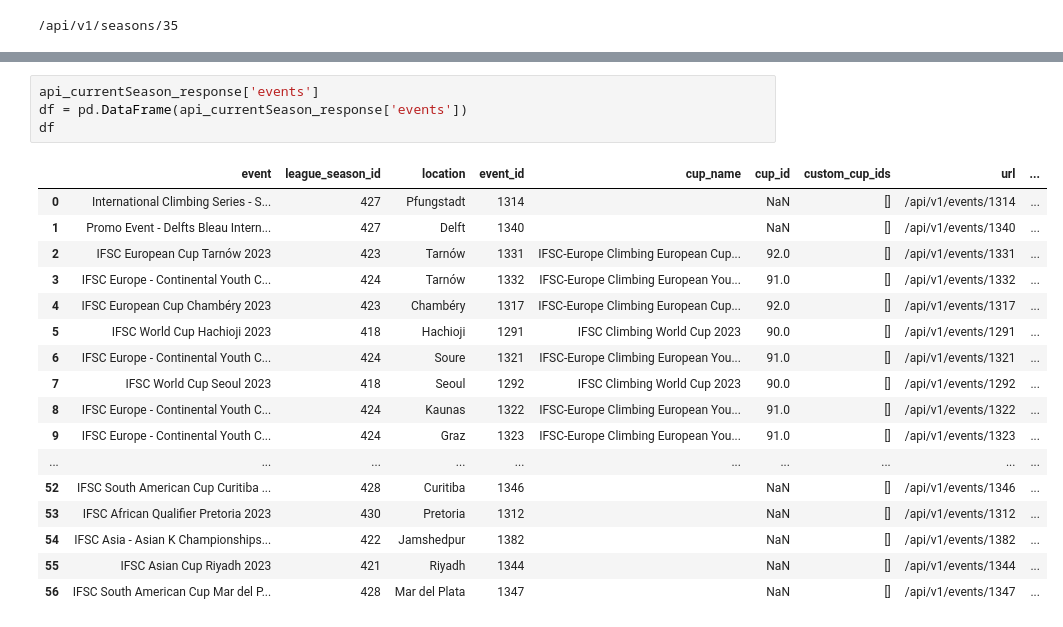
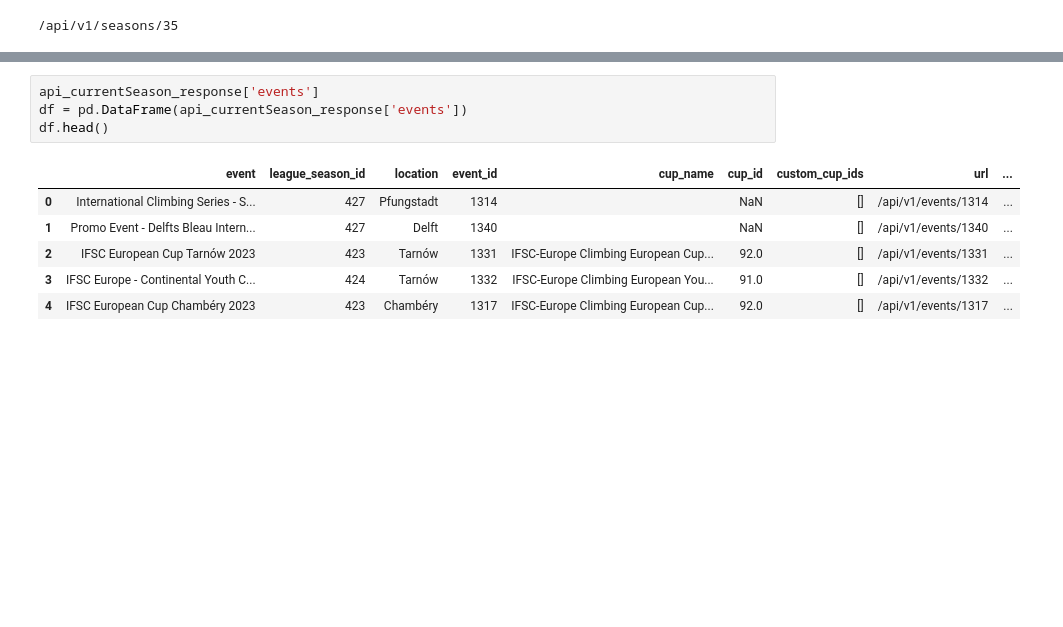
Before and after one commit to manhellis/ifsc-result-browser, a Jupyter notebook: py_load/compiled.ipynb, the cells around one changed output, grey strips where cells are left out. Cells and saved outputs as stored; diff of their text form; blank space fills up the shorter version.

```diff
--- a/py_load/compiled.ipynb
+++ b/py_load/compiled.ipynb
@@ -179,22 +207,11 @@ diPWuNXZxleJxkbq7LbzTzSJDBtdXUUsq/AQMMBkRhm3Wr/72ZcNz6phaejIWn/Beb4Xv80QlDxudiF3
 # %%
 api_currentSeason_response['events']
 df = pd.DataFrame(api_currentSeason_response['events'])
-df
+df.head()
 # %% [output]
 |  | event | league_season_id | location | event_id | cup_name | cup_id | custom_cup_ids | url | ... |
 | 0 | International Climbing Series - S... | 427 | Pfungstadt | 1314 |  | NaN | [] | /api/v1/events/1314 | ... |
 | 1 | Promo Event - Delfts Bleau Intern... | 427 | Delft | 1340 |  | NaN | [] | /api/v1/events/1340 | ... |
 | 2 | IFSC European Cup Tarnów 2023 | 423 | Tarnów | 1331 | IFSC-Europe Climbing European Cup... | 92.0 | [] | /api/v1/events/1331 | ... |
 | 3 | IFSC Europe - Continental Youth C... | 424 | Tarnów | 1332 | IFSC-Europe Climbing European You... | 91.0 | [] | /api/v1/events/1332 | ... |
 | 4 | IFSC European Cup Chambéry 2023 | 423 | Chambéry | 1317 | IFSC-Europe Climbing European Cup... | 92.0 | [] | /api/v1/events/1317 | ... |
-| 5 | IFSC World Cup Hachioji 2023 | 418 | Hachioji | 1291 | IFSC Climbing World Cup 2023 | 90.0 | [] | /api/v1/events/1291 | ... |
-| 6 | IFSC Europe - Continental Youth C... | 424 | Soure | 1321 | IFSC-Europe Climbing European You... | 91.0 | [] | /api/v1/events/1321 | ... |
-| 7 | IFSC World Cup Seoul 2023 | 418 | Seoul | 1292 | IFSC Climbing World Cup 2023 | 90.0 | [] | /api/v1/events/1292 | ... |
-| 8 | IFSC Europe - Continental Youth C... | 424 | Kaunas | 1322 | IFSC-Europe Climbing European You... | 91.0 | [] | /api/v1/events/1322 | ... |
-| 9 | IFSC Europe - Continental Youth C... | 424 | Graz | 1323 | IFSC-Europe Climbing European You... | 91.0 | [] | /api/v1/events/1323 | ... |
-| ... | ... | ... | ... | ... | ... | ... | ... | ... | ... |
-| 52 | IFSC South American Cup Curitiba ... | 428 | Curitiba | 1346 |  | NaN | [] | /api/v1/events/1346 | ... |
-| 53 | IFSC African Qualifier Pretoria 2023 | 430 | Pretoria | 1312 |  | NaN | [] | /api/v1/events/1312 | ... |
-| 54 | IFSC Asia - Asian K Championships... | 422 | Jamshedpur | 1382 |  | NaN | [] | /api/v1/events/1382 | ... |
-| 55 | IFSC Asian Cup Riyadh 2023 | 421 | Riyadh | 1344 |  | NaN | [] | /api/v1/events/1344 | ... |
-| 56 | IFSC South American Cup Mar del P... | 428 | Mar del Plata | 1347 |  | NaN | [] | /api/v1/events/1347 | ... |
```
Also changed, not shown: parts of 6 cells of this notebook, 20 other files.
